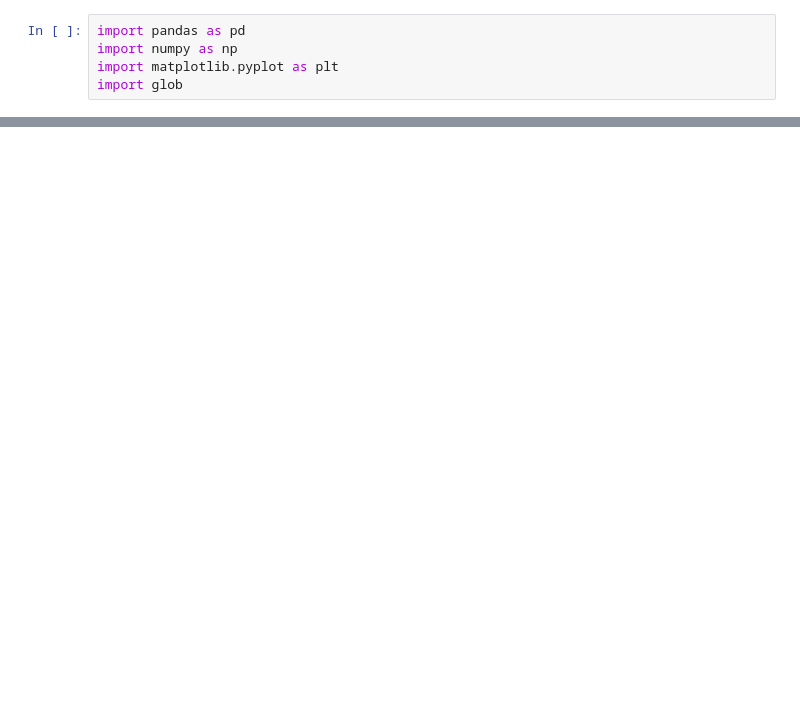
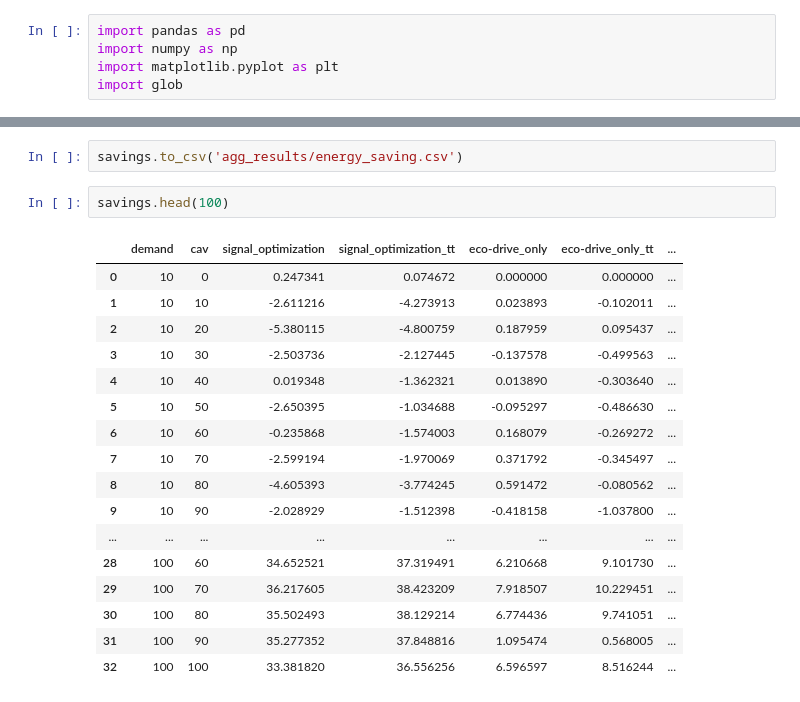
Before and after one commit to AlexWangVT/eco-driving_powertrain, a Jupyter notebook: original network/results_analysis.ipynb, the cells around one changed output, grey strips where cells are left out. Cells and saved outputs as stored; diff of their text form; blank space fills up the shorter version.

```diff
--- a/original network/results_analysis.ipynb
+++ b/original network/results_analysis.ipynb
@@ -107,3 +126,25 @@ savings.to_csv('agg_results/energy_saving.csv')
+# %%
+savings.to_csv('agg_results/energy_saving.csv')
+# %%
+savings.head(100)
+# %% [output]
+|  | demand | cav | signal_optimization | signal_optimization_tt | eco-drive_only | eco-drive_only_tt | ... |
+| 0 | 10 | 0 | 0.247341 | 0.074672 | 0.000000 | 0.000000 | ... |
+| 1 | 10 | 10 | -2.611216 | -4.273913 | 0.023893 | -0.102011 | ... |
+| 2 | 10 | 20 | -5.380115 | -4.800759 | 0.187959 | 0.095437 | ... |
+| 3 | 10 | 30 | -2.503736 | -2.127445 | -0.137578 | -0.499563 | ... |
+| 4 | 10 | 40 | 0.019348 | -1.362321 | 0.013890 | -0.303640 | ... |
+| 5 | 10 | 50 | -2.650395 | -1.034688 | -0.095297 | -0.486630 | ... |
+| 6 | 10 | 60 | -0.235868 | -1.574003 | 0.168079 | -0.269272 | ... |
+| 7 | 10 | 70 | -2.599194 | -1.970069 | 0.371792 | -0.345497 | ... |
+| 8 | 10 | 80 | -4.605393 | -3.774245 | 0.591472 | -0.080562 | ... |
+| 9 | 10 | 90 | -2.028929 | -1.512398 | -0.418158 | -1.037800 | ... |
+| ... | ... | ... | ... | ... | ... | ... | ... |
+| 28 | 100 | 60 | 34.652521 | 37.319491 | 6.210668 | 9.101730 | ... |
+| 29 | 100 | 70 | 36.217605 | 38.423209 | 7.918507 | 10.229451 | ... |
+| 30 | 100 | 80 | 35.502493 | 38.129214 | 6.774436 | 9.741051 | ... |
+| 31 | 100 | 90 | 35.277352 | 37.848816 | 1.095474 | 0.568005 | ... |
+| 32 | 100 | 100 | 33.381820 | 36.556256 | 6.596597 | 8.516244 | ... |
 # %%
 # results visualization
 demand_perct = [10, 50, 100]
```
Also changed, not shown: parts of 8 cells of this notebook, 36 other files.
